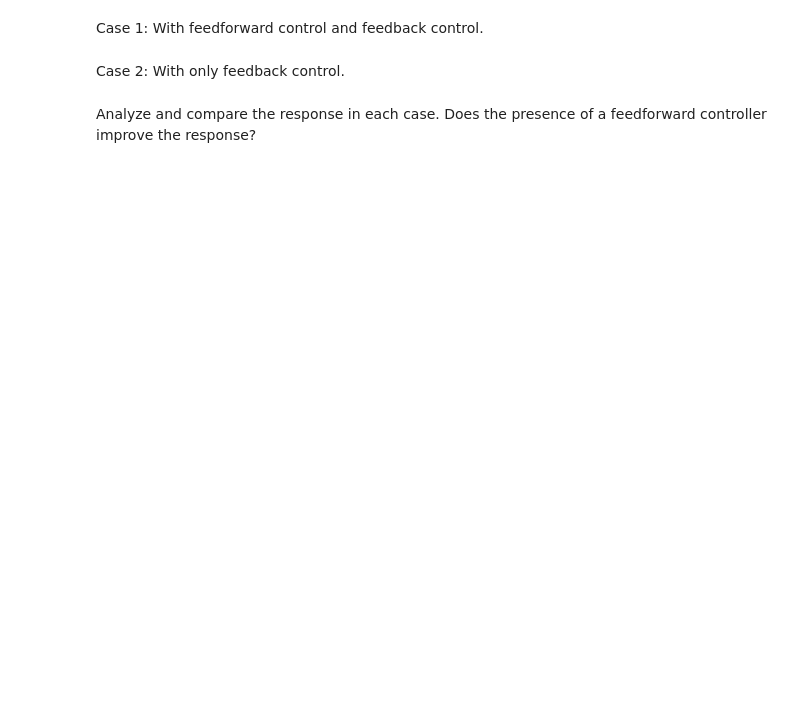
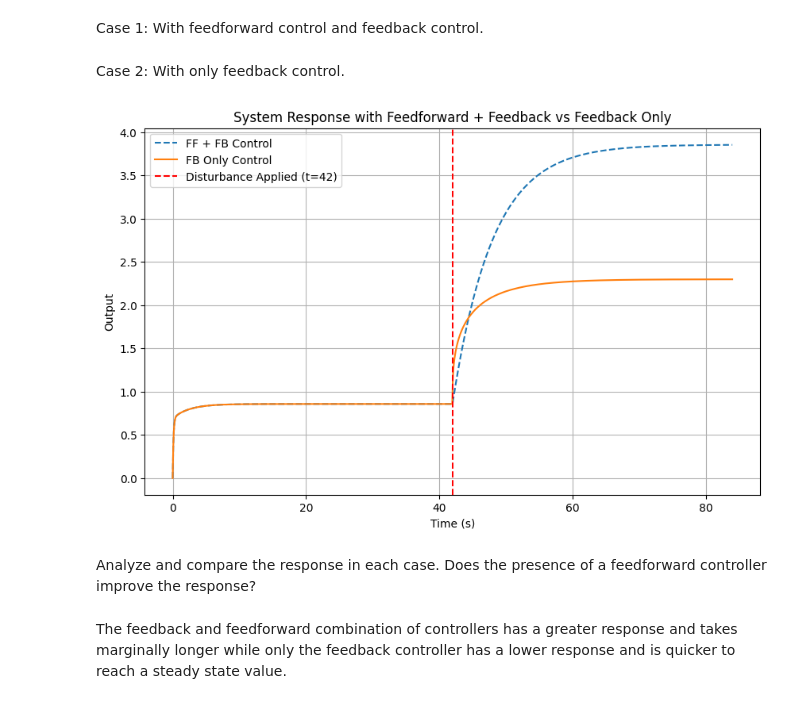
Before and after one commit to rahilisashaik/cbe_162, a Jupyter notebook: labs/CBE_162_Fall_2024_Lab_10_IMC_and_Feedforward_Control (1).ipynb, the cells around one changed output. Cells and saved outputs as stored; diff of their text form; code cells hidden in the pictures; blank space fills up the shorter version.

```diff
--- a/labs/CBE_162_Fall_2024_Lab_10_IMC_and_Feedforward_Control (1).ipynb
+++ b/labs/CBE_162_Fall_2024_Lab_10_IMC_and_Feedforward_Control (1).ipynb
@@ -45,6 +161,43 @@ Design a feedback controller for this system (IMC) for this system.
 # %% [markdown]
 Case 1: With feedforward control and feedback control.
+# %%
+Gf = TransferFunction(Gf_num, Gf_den)
+Gv = TransferFunction(Gv_num, Gv_den)
+Gf_Gv = TransferFunction(np.polymul(Gf_num, Gv_num), np.polymul(Gf_den, Gv_den))
+
+Gp = TransferFunction(Gp_num, Gp_den)
+Gp_fb_num = np.polymul(Kc, Gp_num)
+Gp_fb_den = np.polyadd(Gp_den, np.polymul(Kc, Gp_num))
+
+G_fb = TransferFunction(Gp_fb_num, Gp_fb_den)
+_, y_ff_fb_setpoint = step(G_fb, T=t)
+u_disturbance = np.zeros_like(t)
+u_disturbance[t >= 42] = 1
+_, y_ff_fb_disturbance, _ = lsim(Gd, u_disturbance, t)
+
+y_ff_fb_total = y_ff_fb_setpoint + y_ff_fb_disturbance
 # %% [markdown]
 Case 2: With only feedback control.
+# %%
+G_fb_only = TransferFunction(Gp_fb_num, Gp_fb_den)
+_, y_fb_setpoint = step(G_fb_only, T=t)
+_, y_fb_disturbance, _ = lsim(Gd, u_disturbance, t)
+
+y_fb_total = y_fb_setpoint + y_fb_disturbance**(1/3)
+# %%
+plt.figure(figsize=(10, 6))
+plt.plot(t, y_ff_fb_total, label="FF + FB Control", linestyle='dashed')
+plt.plot(t, y_fb_total, label="FB Only Control", linestyle='solid')
+plt.axvline(x=42, color='red', linestyle='--', label="Disturbance Applied (t=42)")
+plt.title("System Response with Feedforward + Feedback vs Feedback Only")
+plt.xlabel("Time (s)")
+plt.ylabel("Output")
+plt.legend()
+plt.grid()
+plt.show()
+# %% [output]
+[figure, added]
 # %% [markdown]
 Analyze and compare the response in each case. Does the presence of a feedforward controller improve the response?
+# %% [markdown]
+The feedback and feedforward combination of controllers has a greater response and takes marginally longer while only the feedback controller has a lower response and is quicker to reach a steady state value.
```
Also changed, not shown: parts of 7 cells of this notebook, 2 other files.
